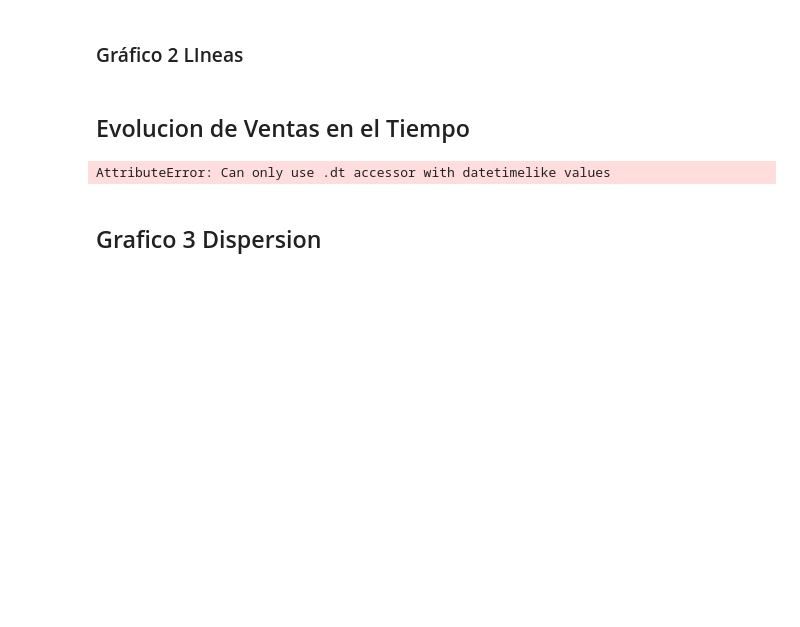
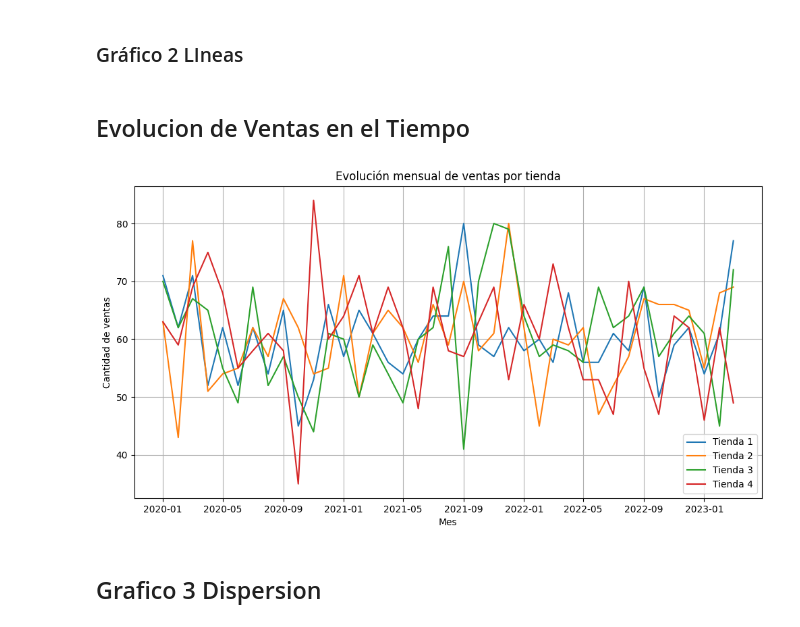
Before and after one commit to JAPreP/Sistema-de-Registro-, a Jupyter notebook: Desafio1_JulianPreciado.ipynb, the cells around one changed output. Saved outputs shown, nothing was run; the diff lists cells and outputs as text; code cells hidden in the pictures; blank space fills up the shorter version.

```diff
--- a/Desafio1_JulianPreciado.ipynb
+++ b/Desafio1_JulianPreciado.ipynb
@@ -338,25 +338,38 @@ plt.show()
 # %% [markdown]
 ## Evolucion de Ventas en el Tiempo
 # %%
-# Agrupar ventas por mes
+# Asegurar que la columna "Fecha de Compra" sea datetime en todas las tiendas
+for df in [tienda, tienda2, tienda3, tienda4]:
+    df['Fecha de Compra'] = pd.to_datetime(df['Fecha de Compra'], dayfirst=True)
+
+# Crear DataFrame con las ventas mensuales por tienda
 ventas_mensuales = pd.DataFrame({
     'Tienda 1': tienda.groupby(tienda['Fecha de Compra'].dt.to_period('M')).size(),
     'Tienda 2': tienda2.groupby(tienda2['Fecha de Compra'].dt.to_period('M')).size(),
     'Tienda 3': tienda3.groupby(tienda3['Fecha de Compra'].dt.to_period('M')).size(),
     'Tienda 4': tienda4.groupby(tienda4['Fecha de Compra'].dt.to_period('M')).size()
 }).fillna(0)
 
-# Convertir Period a datetime para graficar
+# Convertir el índice a datetime para facilitar la visualización
 ventas_mensuales.index = ventas_mensuales.index.to_timestamp()
 
-plt.figure()
-ventas_mensuales.plot()
+# Gráfico de evolución mensual de ventas
+plt.figure(figsize=(12, 6))
+
+plt.plot(ventas_mensuales.index, ventas_mensuales['Tienda 1'], label='Tienda 1')
+plt.plot(ventas_mensuales.index, ventas_mensuales['Tienda 2'], label='Tienda 2')
+plt.plot(ventas_mensuales.index, ventas_mensuales['Tienda 3'], label='Tienda 3')
+plt.plot(ventas_mensuales.index, ventas_mensuales['Tienda 4'], label='Tienda 4')
+
 plt.title('Evolución mensual de ventas por tienda')
 plt.xlabel('Mes')
 plt.ylabel('Cantidad de ventas')
+plt.legend()
+plt.grid(True)
+
 plt.show()
 # %% [output]
-AttributeError: Can only use .dt accessor with datetimelike values
+[figure, added]
 # %% [markdown]
 ## Grafico 3 Dispersion
 # %% [markdown]
```
Also changed, not shown: parts of 5 cells of this notebook.
